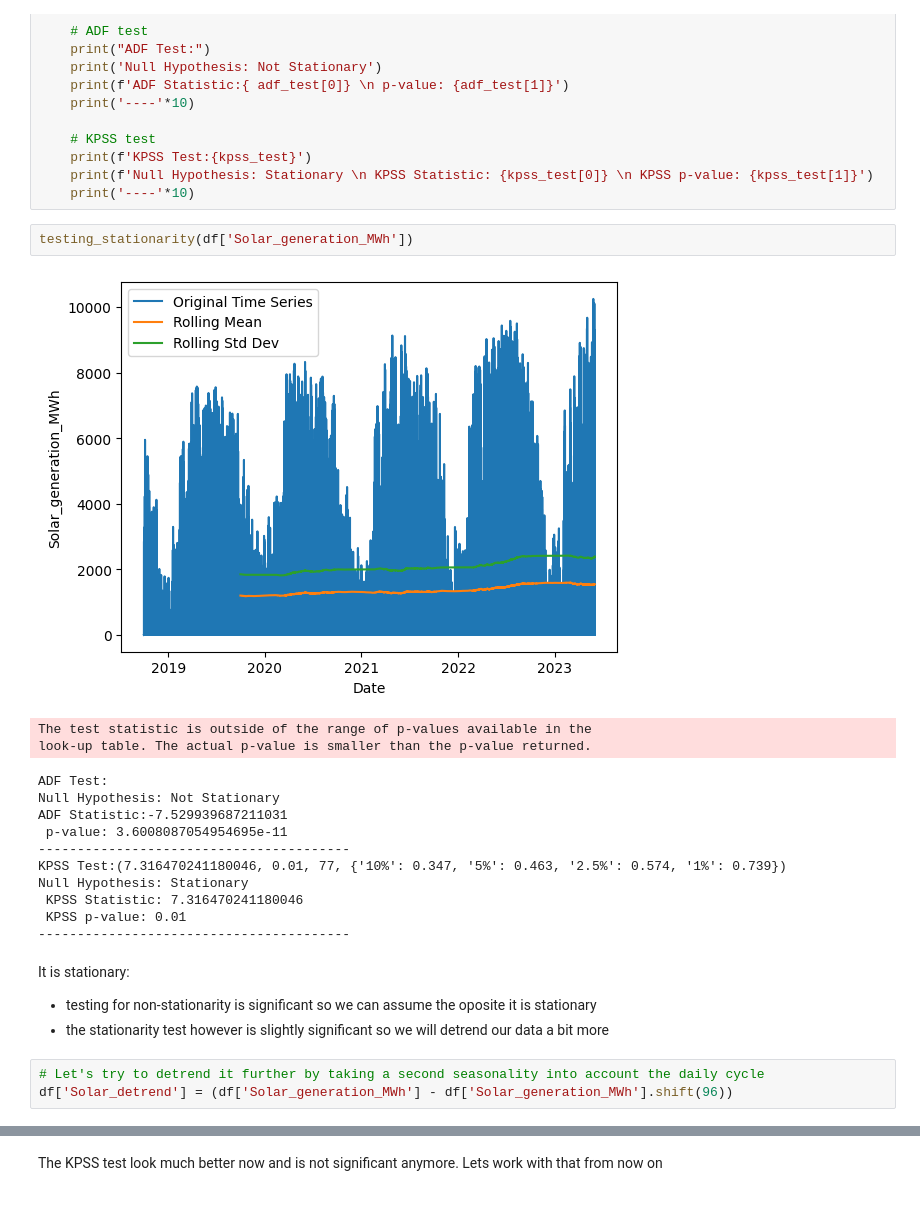
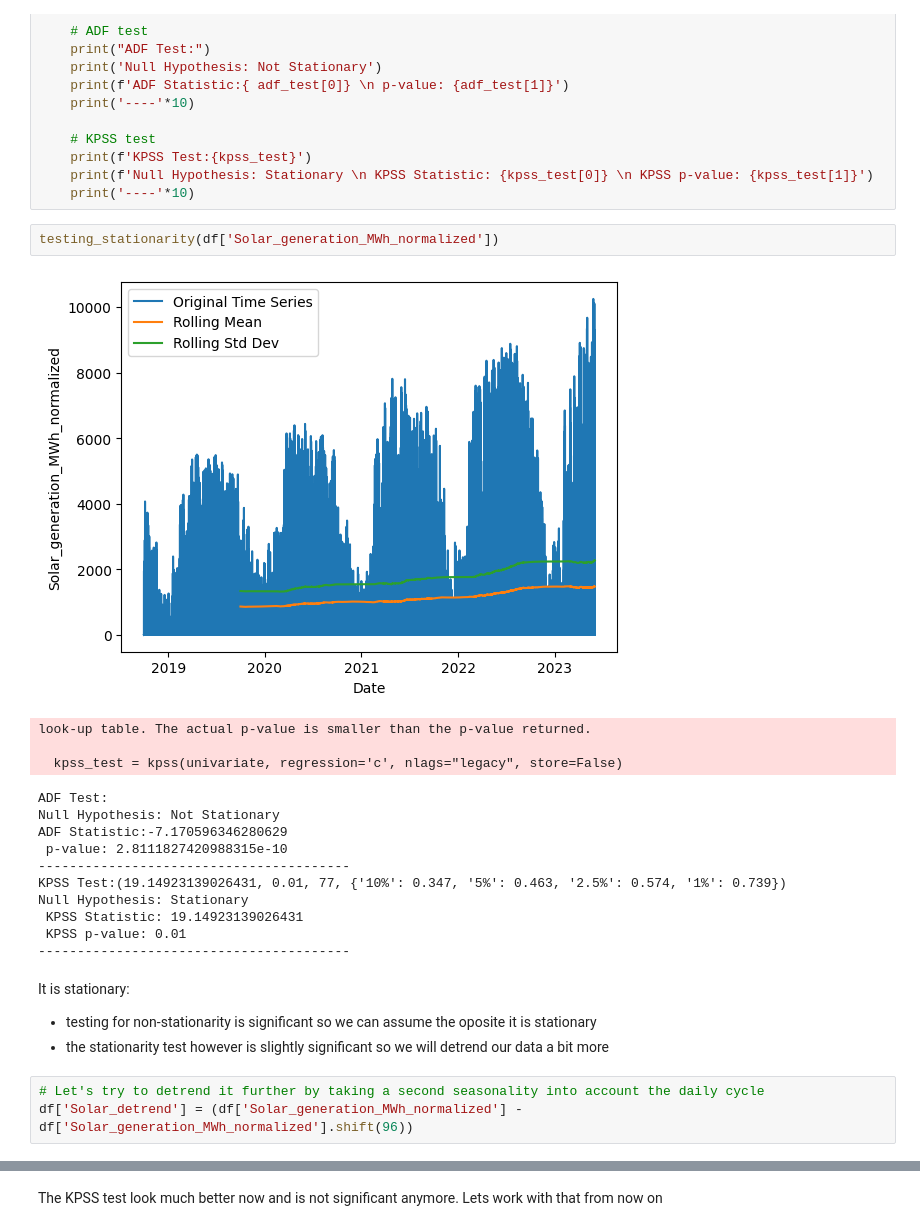
Before and after one commit to fritzfritzfritzz/EES_Optimisation, a Jupyter notebook: notebooks/20230629_EDA_Generation_2.ipynb, the cells around one changed output, grey strips where cells are left out. Saved outputs shown, nothing was run; the diff lists cells and outputs as text.

```diff
--- a/notebooks/20230629_EDA_Generation_2.ipynb
+++ b/notebooks/20230629_EDA_Generation_2.ipynb
@@ -203,19 +224,20 @@ def testing_stationarity(univariate):
     print(f'Null Hypothesis: Stationary \n KPSS Statistic: {kpss_test[0]} \n KPSS p-value: {kpss_test[1]}')
     print('----'*10)
 # %%
-testing_stationarity(df['Solar_generation_MWh'])
+testing_stationarity(df['Solar_generation_MWh_normalized'])
 # %% [output]
-[figure, old version]
+[figure, new version]
-The test statistic is outside of the range of p-values available in the
 look-up table. The actual p-value is smaller than the p-value returned.
+
+  kpss_test = kpss(univariate, regression='c', nlags="legacy", store=False)
 ADF Test:
 Null Hypothesis: Not Stationary
-ADF Statistic:-7.529939687211031
- p-value: 3.6008087054954695e-11
+ADF Statistic:-7.170596346280629
+ p-value: 2.8111827420988315e-10
 ----------------------------------------
-KPSS Test:(7.316470241180046, 0.01, 77, {'10%': 0.347, '5%': 0.463, '2.5%': 0.574, '1%': 0.739})
+KPSS Test:(19.14923139026431, 0.01, 77, {'10%': 0.347, '5%': 0.463, '2.5%': 0.574, '1%': 0.739})
 Null Hypothesis: Stationary
- KPSS Statistic: 7.316470241180046
+ KPSS Statistic: 19.14923139026431
  KPSS p-value: 0.01
 ----------------------------------------
 # %% [markdown]
@@ -224,7 +246,7 @@ It is stationary:
 - the stationarity test however is slightly significant so we will detrend our data a bit more
 # %%
 # Let's try to detrend it further by taking a second seasonality into account the daily cycle
-df['Solar_detrend'] = (df['Solar_generation_MWh'] - df['Solar_generation_MWh'].shift(96))
+df['Solar_detrend'] = (df['Solar_generation_MWh_normalized'] - df['Solar_generation_MWh_normalized'].shift(96))
 # %%
 testing_stationarity(df['Solar_detrend'].dropna()) # we shifted everything by a year so we obtain a lot of nas which cannot be used for testing.
 # %% [output]
```
Also changed, not shown: parts of 10 cells of this notebook, 6 other files.
